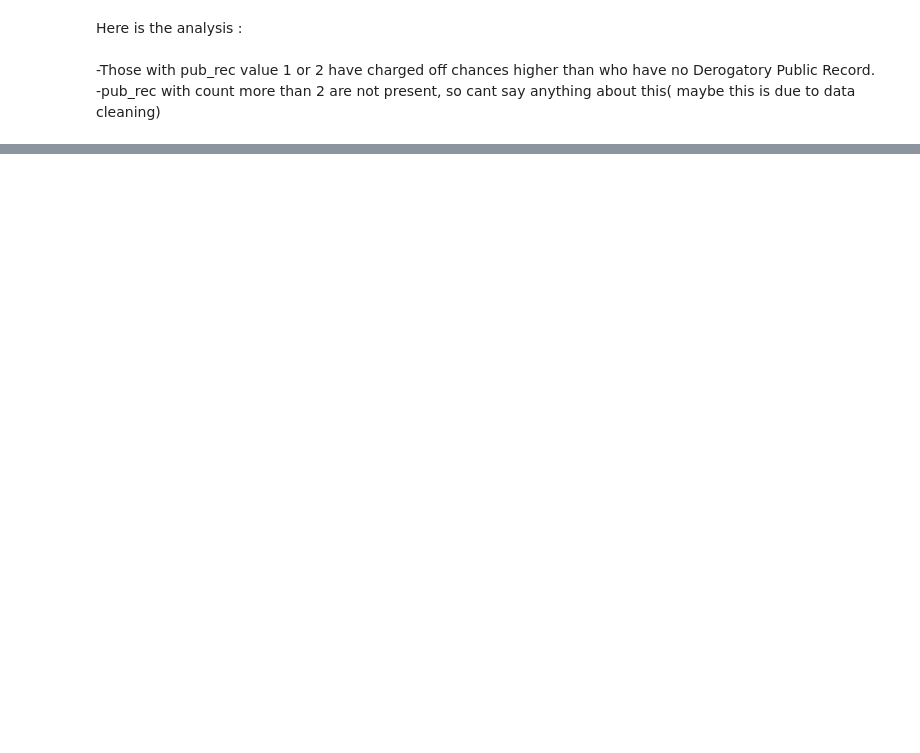
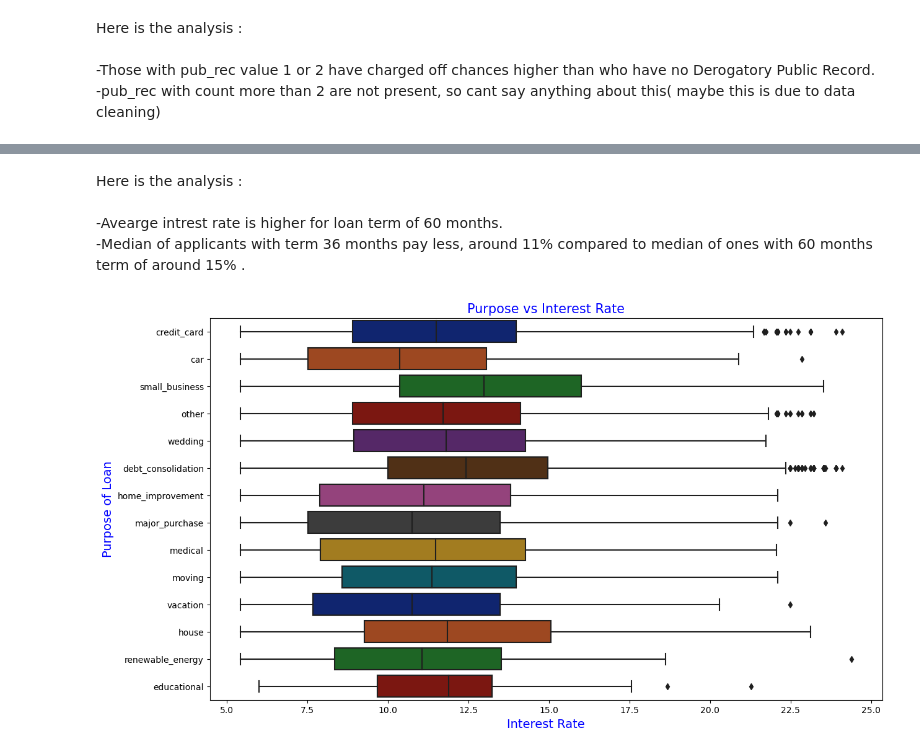
Before and after one commit to chetnapriyadarshini/Lending_Club_Case_Study_EDA, a Jupyter notebook: Group_Facilitator_Name.ipynb, the cells around one changed output, grey strips where cells are left out. Saved outputs shown, nothing was run; the diff lists cells and outputs as text; code cells hidden in the pictures; blank space fills up the shorter version.

Commit message:
Updated with the Bivariate Analysis

```diff
--- a/Group_Facilitator_Name.ipynb
+++ b/Group_Facilitator_Name.ipynb
@@ -1092,0 +1103,15 @@ Here is the analysis : <br><br>
+# %% [markdown]
+Here is the analysis :<br><br>
+-Avearge intrest rate is higher for loan term of 60 months.<br>
+-Median of applicants with term 36 months pay less, around 11% compared to median of ones with 60 months term of around 15% .<br>
+# %%
+#   Purpose Vs Loan Rates
+
+plt.figure(figsize=(14,8),facecolor='w')
+ax = sns.boxplot(x='int_rate', y='purpose', data =loanData,palette='dark')
+ax.set_title('Purpose vs Interest Rate',fontsize=15,color='b')
+ax.set_xlabel('Interest Rate',fontsize=14,color = 'b')
+ax.set_ylabel('Purpose of Loan',fontsize=14,color = 'b')
+plt.show()
+# %% [output]
+[figure, added]
```
Also changed, not shown: parts of 31 cells of this notebook.
